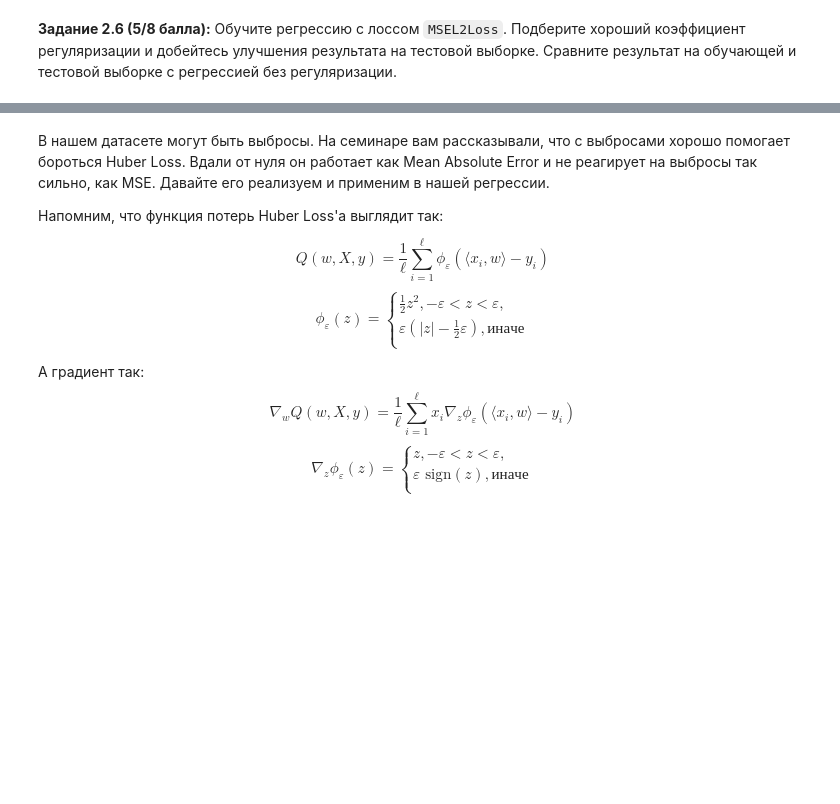
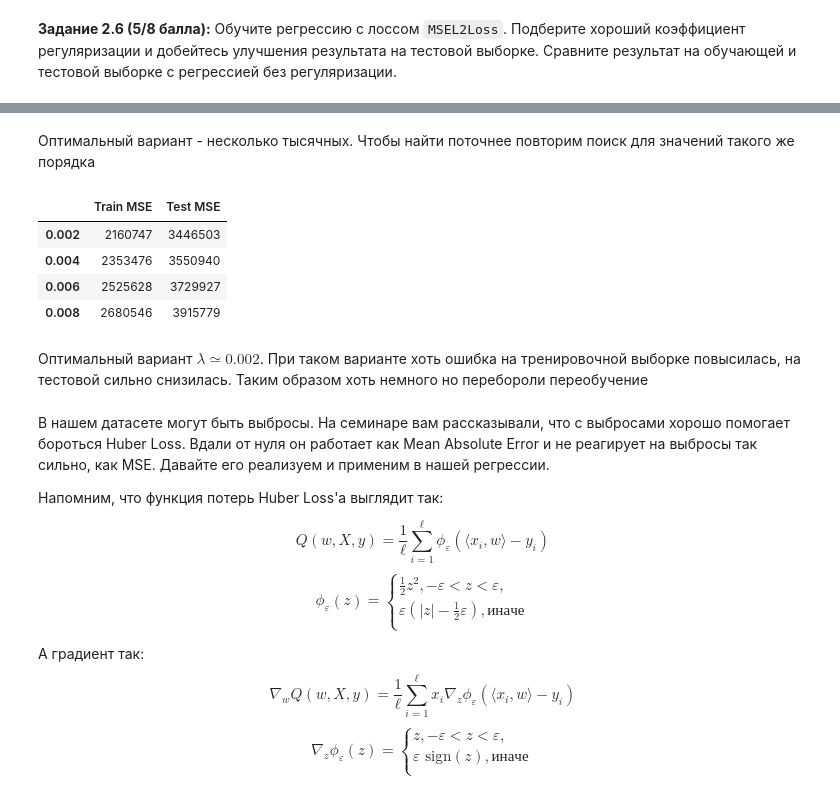
Before and after one commit to vctriusss/iad-ds-homeworks, a Jupyter notebook: hw05_gd.ipynb, the cells around one changed output, grey strips where cells are left out. Cells and saved outputs as stored; diff of their text form; code cells hidden in the pictures; blank space fills up the shorter version.

```diff
--- a/hw05_gd.ipynb
+++ b/hw05_gd.ipynb
@@ -800,3 +816,16 @@ pd.DataFrame({'Train MSE': train, 'Test MSE': test}, index=lambdas)
+# %% [markdown]
+Оптимальный вариант - несколько тысячных. Чтобы найти поточнее повторим поиск для значений такого же порядка
+# %%
+lambdas = np.arange(2e-3, 0.01, 2e-3)
+show_errors_for_loss(MSEL2Loss, lambdas)
+# %% [output]
+|  | Train MSE | Test MSE |
+| 0.002 | 2160747 | 3446503 |
+| 0.004 | 2353476 | 3550940 |
+| 0.006 | 2525628 | 3729927 |
+| 0.008 | 2680546 | 3915779 |
+# %% [markdown]
+Оптимальный вариант $\lambda \simeq 0.002$. При таком варианте хоть ошибка на тренировочной выборке повысилась, на тестовой сильно снизилась. Таким образом хоть немного но перебороли переобучение
 # %% [markdown]
 В нашем датасете могут быть выбросы. На семинаре вам рассказывали, что с выбросами хорошо помогает бороться Huber Loss. Вдали от нуля он работает как Mean Absolute Error и не реагирует на выбросы так сильно, как MSE. Давайте его реализуем и применим в нашей регрессии.
 
```
Also changed, not shown: parts of 27 cells of this notebook.
